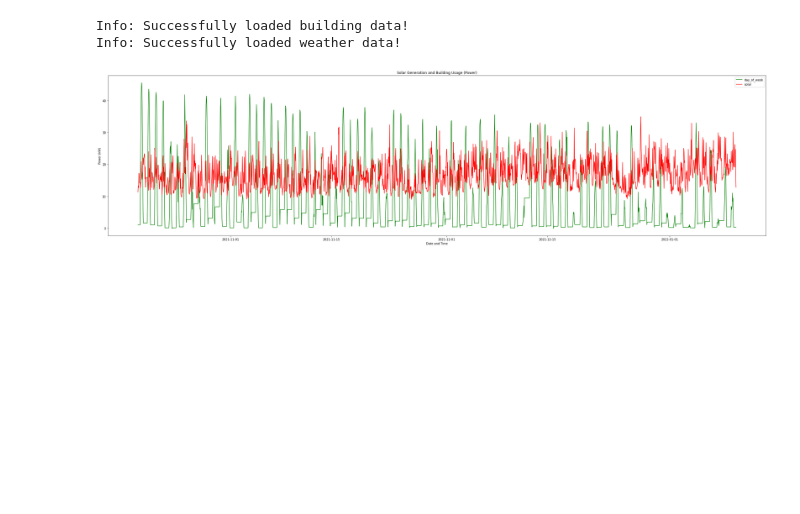
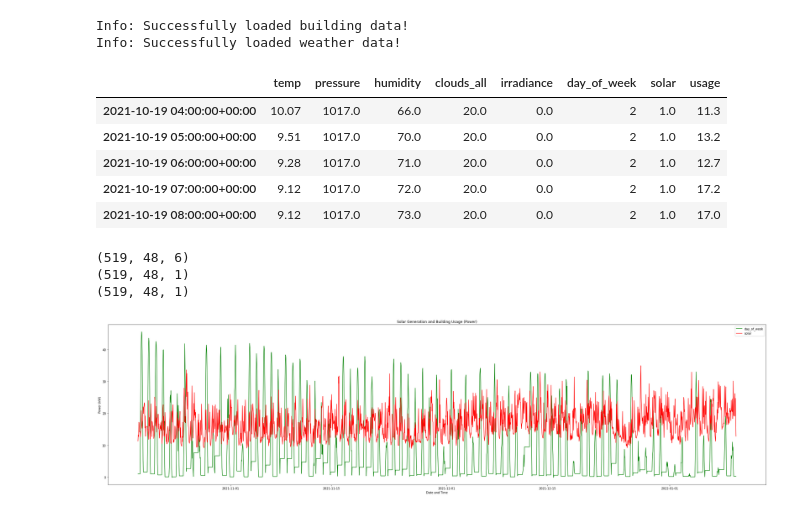
Before and after one commit to samsipe/amplify-microgrid-ai, a Jupyter notebook: notebooks/power_ss.ipynb, the cells around one changed output. Cells and saved outputs as stored; diff of their text form; code cells hidden in the pictures; blank space fills up the shorter version.

```diff
--- a/notebooks/power_ss.ipynb
+++ b/notebooks/power_ss.ipynb
@@ -20,15 +19,27 @@ ClearML Monitor: GPU monitoring failed getting GPU reading, switching off GPU mo
 # %%
 # DataGenerator - ClearML
-data_generator = DataGenerator()
-xy_data = data_generator.load_data()
+xy_data = DataGenerator().load_data()
 xy_data.head()
-
-# Split data into Train/Val/Test
-DP = DataSplit(xy_data)
-train_ds, val_ds, test_ds = DP.split_data()
 # %% [output]
 Info: Successfully loaded building data!
 Info: Successfully loaded weather data!
+|  | temp | pressure | humidity | clouds_all | irradiance | day_of_week | solar | usage |
+| 2021-10-19 04:00:00+00:00 | 10.07 | 1017.0 | 66.0 | 20.0 | 0.0 | 2 | 1.0 | 11.3 |
+| 2021-10-19 05:00:00+00:00 | 9.51 | 1017.0 | 70.0 | 20.0 | 0.0 | 2 | 1.0 | 13.2 |
+| 2021-10-19 06:00:00+00:00 | 9.28 | 1017.0 | 71.0 | 20.0 | 0.0 | 2 | 1.0 | 12.7 |
+| 2021-10-19 07:00:00+00:00 | 9.12 | 1017.0 | 72.0 | 20.0 | 0.0 | 2 | 1.0 | 17.2 |
+| 2021-10-19 08:00:00+00:00 | 9.12 | 1017.0 | 73.0 | 20.0 | 0.0 | 2 | 1.0 | 17.0 |
+# %%
+
+# Split data into Train/Val/Test
+train_ds, val_ds, test_ds = DataSplit(xy_data).split_data()
+print(train_ds[0].shape)
+print(train_ds[1].shape)
+print(train_ds[2].shape)
+# %% [output]
+(519, 48, 6)
+(519, 48, 1)
+(519, 48, 1)
 # %%
 # Plot Power - Solar Gen vs Building Usage
 fig, ax = plt.subplots(figsize=(40, 10))
```
Also changed, not shown: parts of 2 cells of this notebook, 1 other file.
